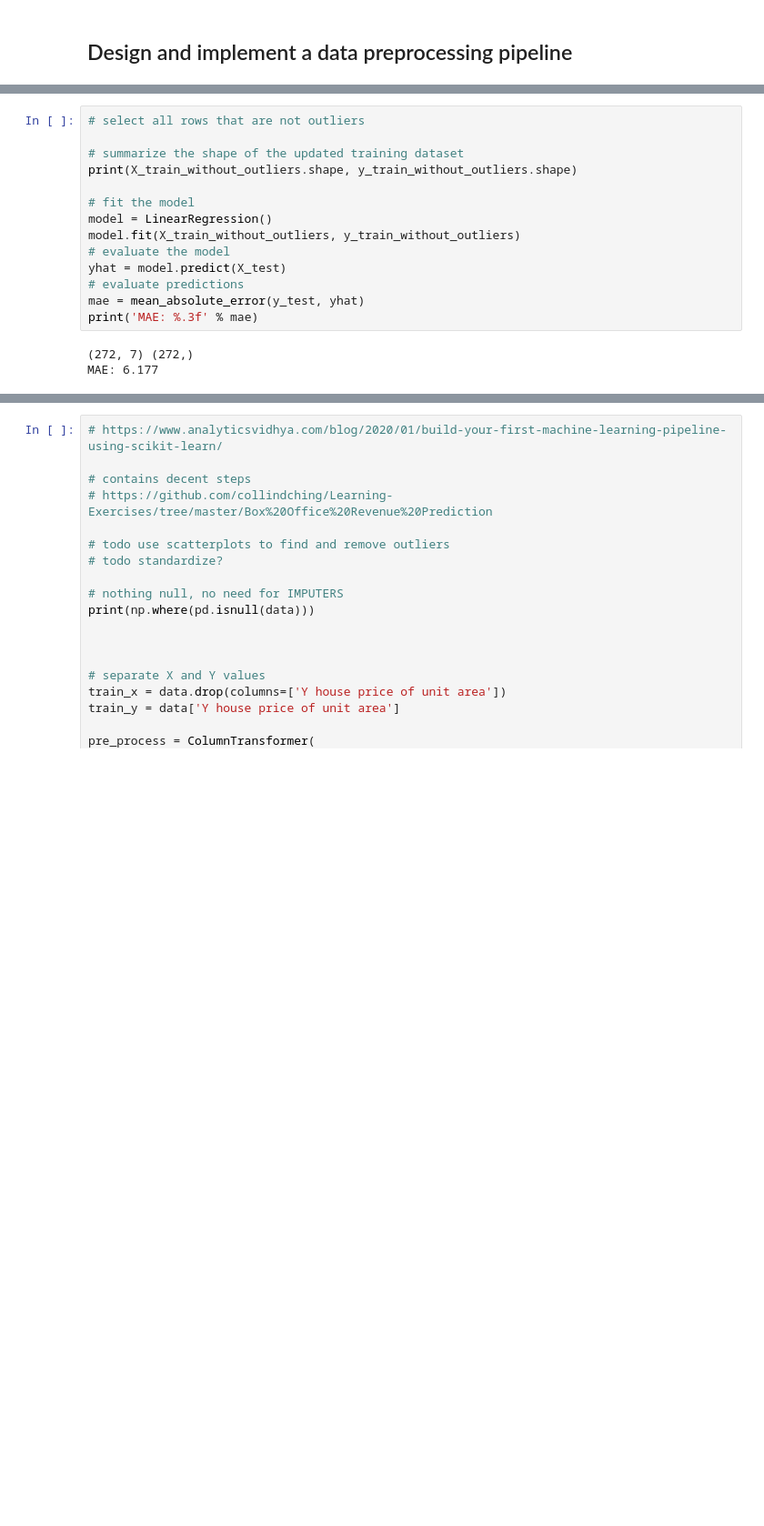
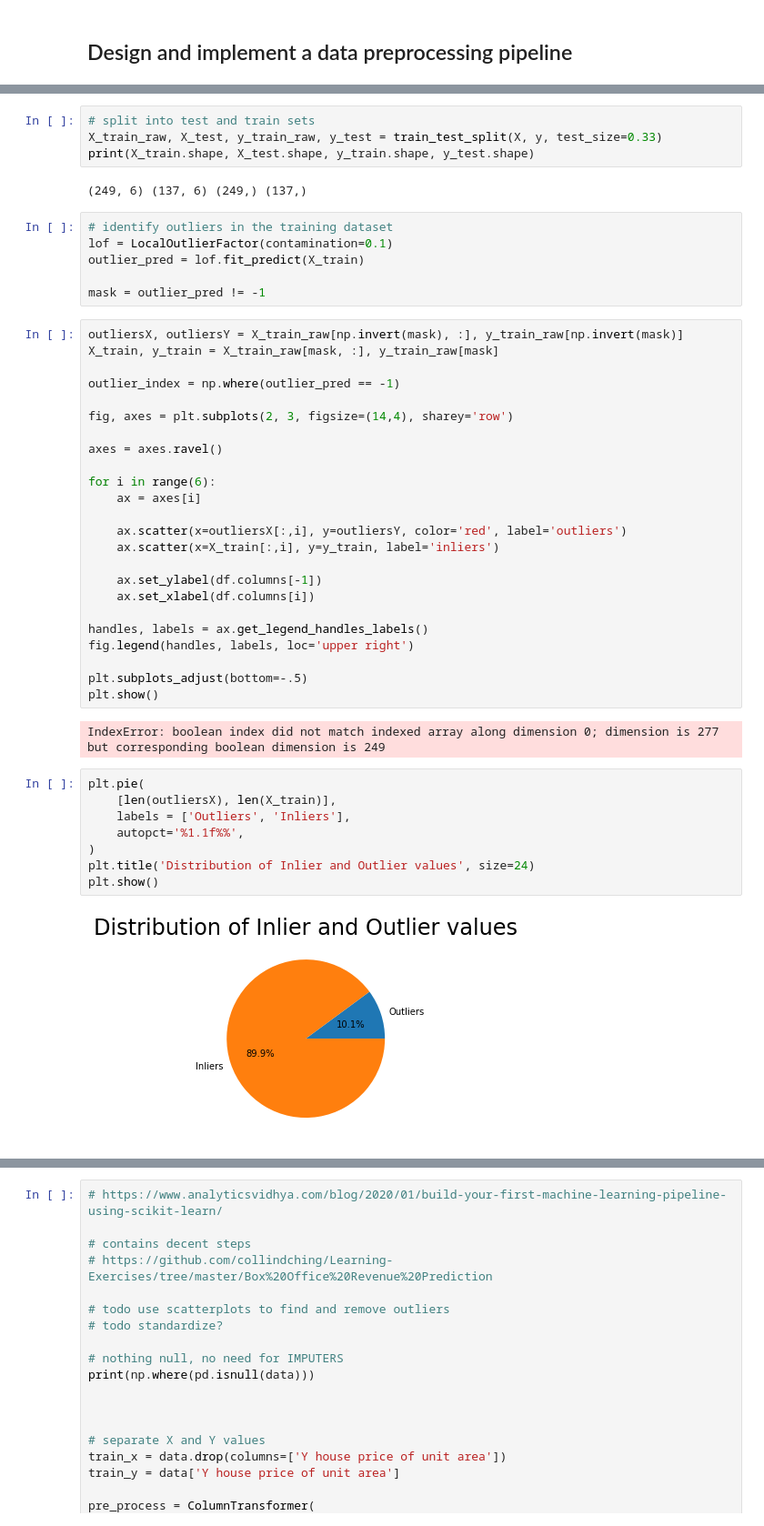
Before and after one commit to Kartm/university-ai-labs-statistical-ml, a Jupyter notebook: Solution.ipynb, the cells around one changed output, grey strips where cells are left out. Shown at 91% size. Saved outputs shown, nothing was run; the diff lists cells and outputs as text; blank space fills up the shorter version.

Commit message:
Add plots

```diff
--- a/Solution.ipynb
+++ b/Solution.ipynb
@@ -126,17 +62,48 @@ KeyError: 'x'
-# %%
-# select all rows that are not outliers
-
-# summarize the shape of the updated training dataset
-print(X_train_without_outliers.shape, y_train_without_outliers.shape)
-
-# fit the model
-model = LinearRegression()
-model.fit(X_train_without_outliers, y_train_without_outliers)
-# evaluate the model
-yhat = model.predict(X_test)
-# evaluate predictions
-mae = mean_absolute_error(y_test, yhat)
-print('MAE: %.3f' % mae)
-# %% [output]
-(272, 7) (272,)
-MAE: 6.177
+# %%
+# split into test and train sets
+X_train_raw, X_test, y_train_raw, y_test = train_test_split(X, y, test_size=0.33)
+print(X_train.shape, X_test.shape, y_train.shape, y_test.shape)
+# %% [output]
+(249, 6) (137, 6) (249,) (137,)
+# %%
+# identify outliers in the training dataset
+lof = LocalOutlierFactor(contamination=0.1)
+outlier_pred = lof.fit_predict(X_train)
+
+mask = outlier_pred != -1
+# %%
+outliersX, outliersY = X_train_raw[np.invert(mask), :], y_train_raw[np.invert(mask)]
+X_train, y_train = X_train_raw[mask, :], y_train_raw[mask]
+
+outlier_index = np.where(outlier_pred == -1)
+
+fig, axes = plt.subplots(2, 3, figsize=(14,4), sharey='row')
+
+axes = axes.ravel()
+
+for i in range(6):
+    ax = axes[i]
+
+    ax.scatter(x=outliersX[:,i], y=outliersY, color='red', label='outliers')
+    ax.scatter(x=X_train[:,i], y=y_train, label='inliers')
+
+    ax.set_ylabel(df.columns[-1])
+    ax.set_xlabel(df.columns[i])
+
+handles, labels = ax.get_legend_handles_labels()
+fig.legend(handles, labels, loc='upper right')
+
+plt.subplots_adjust(bottom=-.5)
+plt.show()
+# %% [output]
+IndexError: boolean index did not match indexed array along dimension 0; dimension is 277 but corresponding boolean dimension is 249
+# %%
+plt.pie(
+    [len(outliersX), len(X_train)],
+    labels = ['Outliers', 'Inliers'],
+    autopct='%1.1f%%',
+)
+plt.title('Distribution of Inlier and Outlier values', size=24)
+plt.show()
+# %% [output]
+[figure, added]
```
Also changed, not shown: parts of 8 cells of this notebook.
